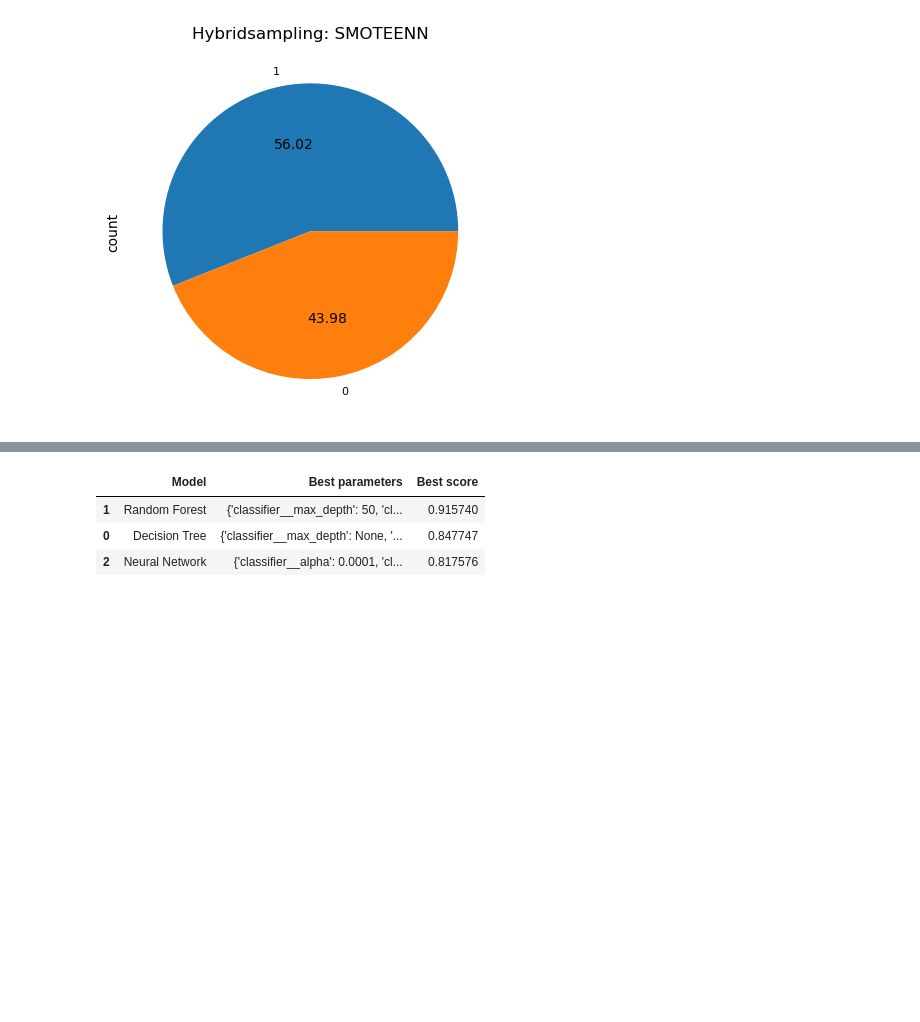
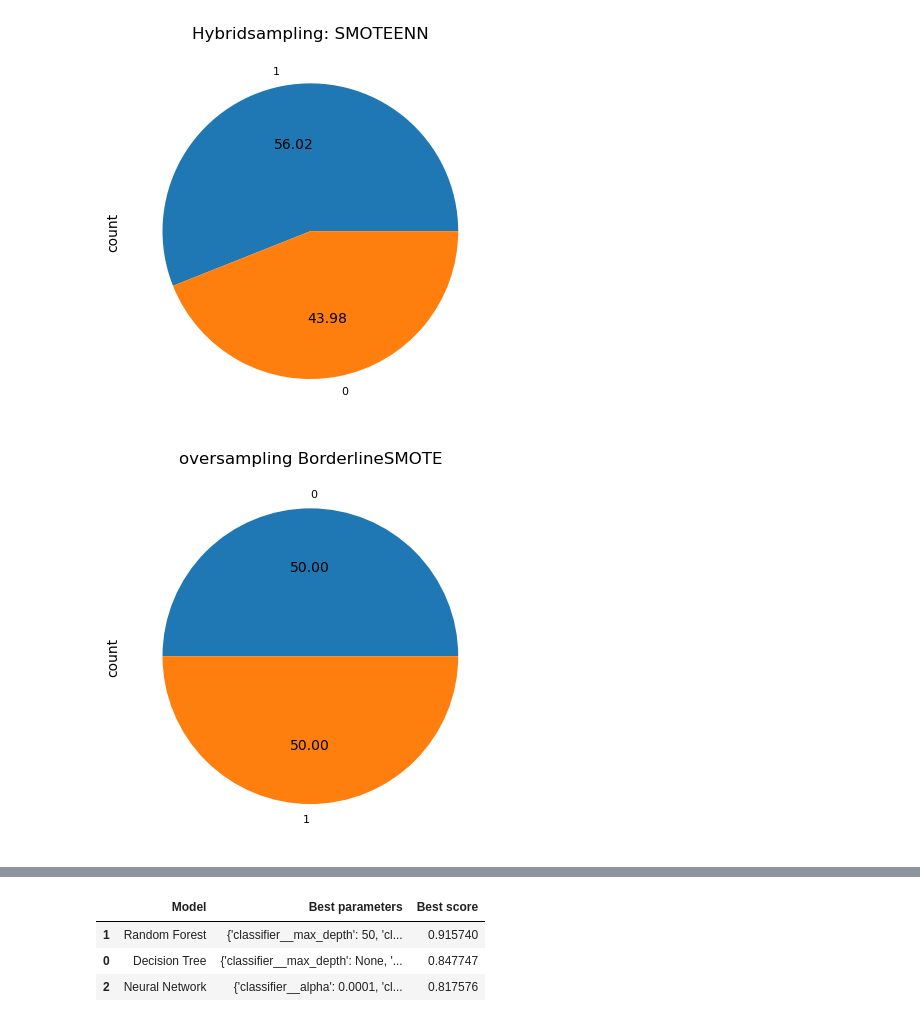
Before and after one commit to agomolka/MASem2DataMining, a Jupyter notebook: notebooks/car_kick_analysis.ipynb, the cells around one changed output, grey strips where cells are left out. Drawn from its saved outputs; the diff is of its cells as text; code cells hidden in the pictures; blank space fills up the shorter version.

```diff
--- a/notebooks/car_kick_analysis.ipynb
+++ b/notebooks/car_kick_analysis.ipynb
@@ -1019,10 +1019,12 @@ _ = ax.set_title("Hybridsampling: SMOTEENN")
 # %% [output]
 [figure]
 # %%
-# bs = BorderlineSMOTE(random_state=0)
-# X_train, y_train = bs.fit_resample(X_train, y_train)
-# ax = y_train.value_counts().plot.pie(autopct="%.2f")
-# _ = ax.set_title("oversampling BorderlineSMOTE")
+bs = BorderlineSMOTE(random_state=0)
+X_train, y_train = bs.fit_resample(X_train, y_train)
+ax = y_train.value_counts().plot.pie(autopct="%.2f")
+_ = ax.set_title("oversampling BorderlineSMOTE")
+# %% [output]
+[figure, added]
 # %%
 # Models
 # %%
```
Also changed, not shown: parts of 7 cells of this notebook.
